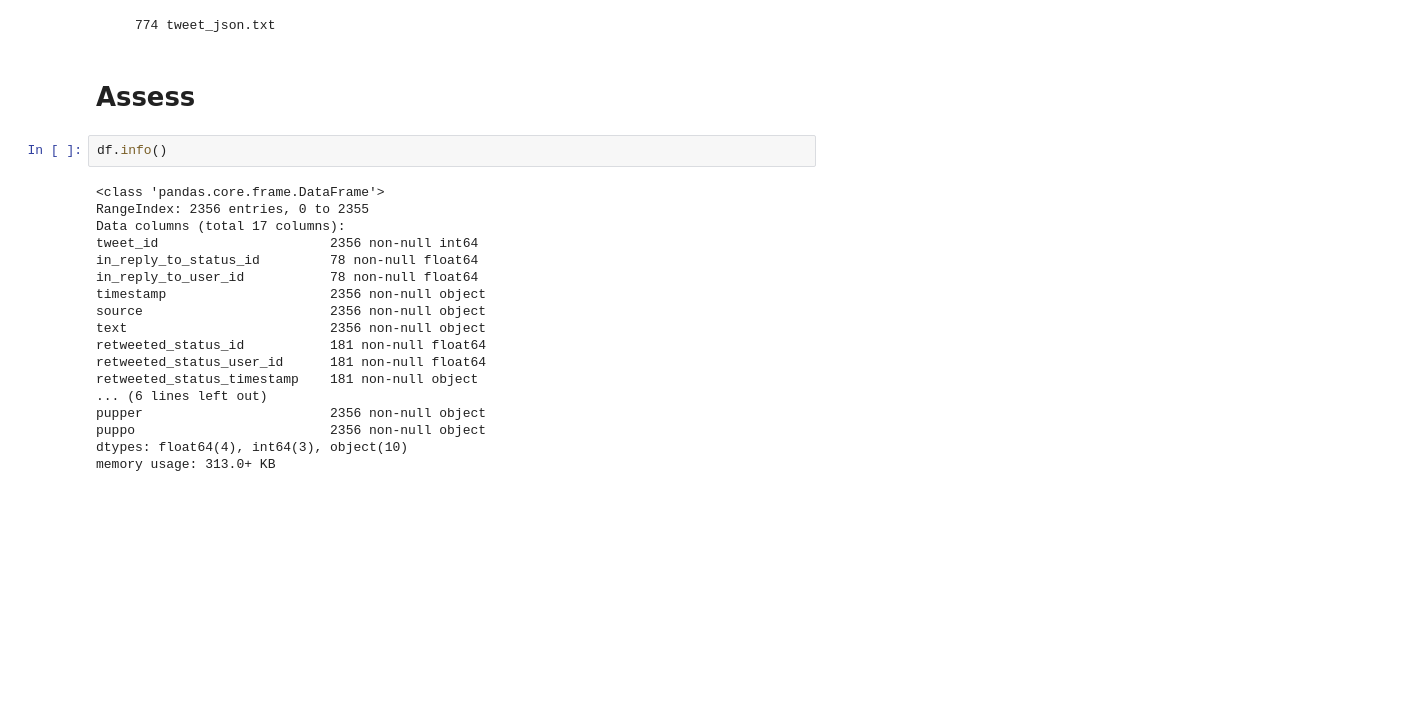
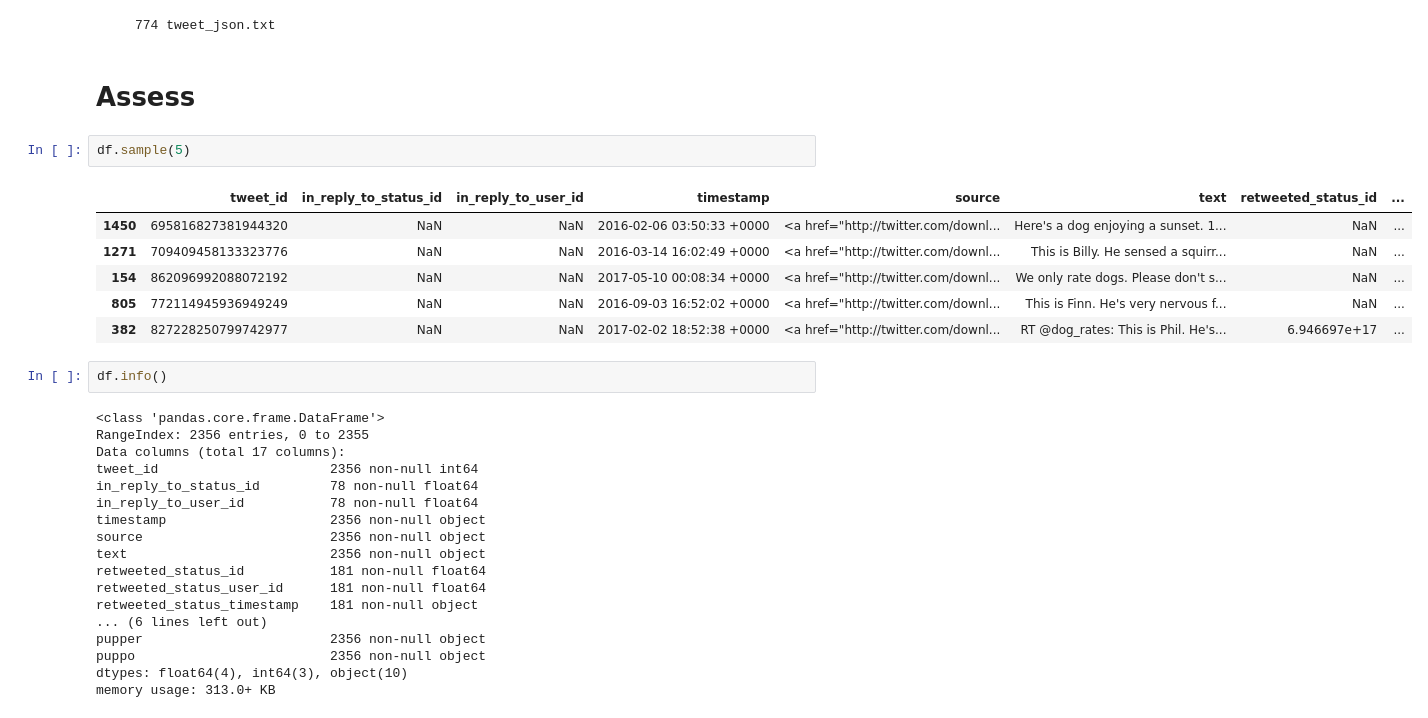
Before and after one commit to jgu1989/UdacityDataAnalystNanodegree, a Jupyter notebook: 4_Wrangle_Analyze/wrangle_act.ipynb, the cells around one changed output. Saved outputs shown, nothing was run; the diff lists cells and outputs as text; blank space fills up the shorter version.

```diff
--- a/4_Wrangle_Analyze/wrangle_act.ipynb
+++ b/4_Wrangle_Analyze/wrangle_act.ipynb
@@ -82,6 +94,15 @@ len(df2)
      774 tweet_json.txt
 # %% [markdown]
 # Assess
+# %%
+df.sample(5)
+# %% [output]
+|  | tweet_id | in_reply_to_status_id | in_reply_to_user_id | timestamp | source | text | retweeted_status_id | ... |
+| 1450 | 695816827381944320 | NaN | NaN | 2016-02-06 03:50:33 +0000 | <a href="http://twitter.com/downl... | Here's a dog enjoying a sunset. 1... | NaN | ... |
+| 1271 | 709409458133323776 | NaN | NaN | 2016-03-14 16:02:49 +0000 | <a href="http://twitter.com/downl... | This is Billy. He sensed a squirr... | NaN | ... |
+| 154 | 862096992088072192 | NaN | NaN | 2017-05-10 00:08:34 +0000 | <a href="http://twitter.com/downl... | We only rate dogs. Please don't s... | NaN | ... |
+| 805 | 772114945936949249 | NaN | NaN | 2016-09-03 16:52:02 +0000 | <a href="http://twitter.com/downl... | This is Finn. He's very nervous f... | NaN | ... |
+| 382 | 827228250799742977 | NaN | NaN | 2017-02-02 18:52:38 +0000 | <a href="http://twitter.com/downl... | RT @dog_rates: This is Phil. He's... | 6.946697e+17 | ... |
 # %%
 df.info()
 # %% [output]
```
Also changed, not shown: parts of 7 cells of this notebook.
